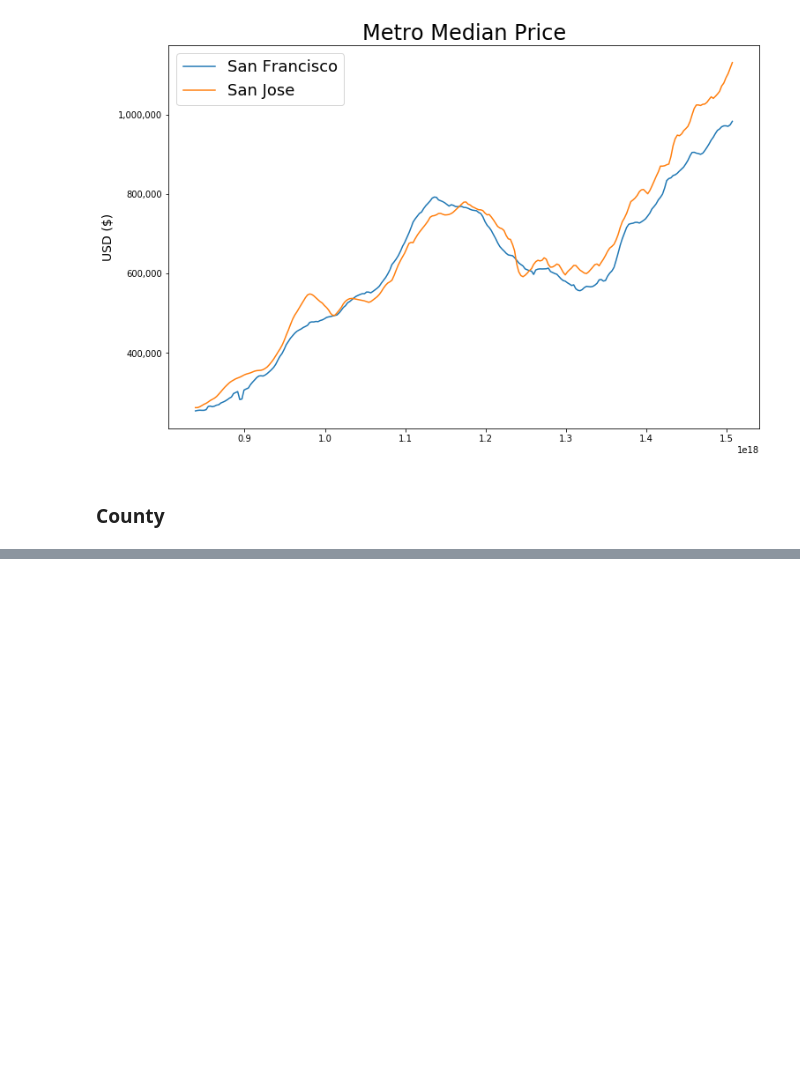
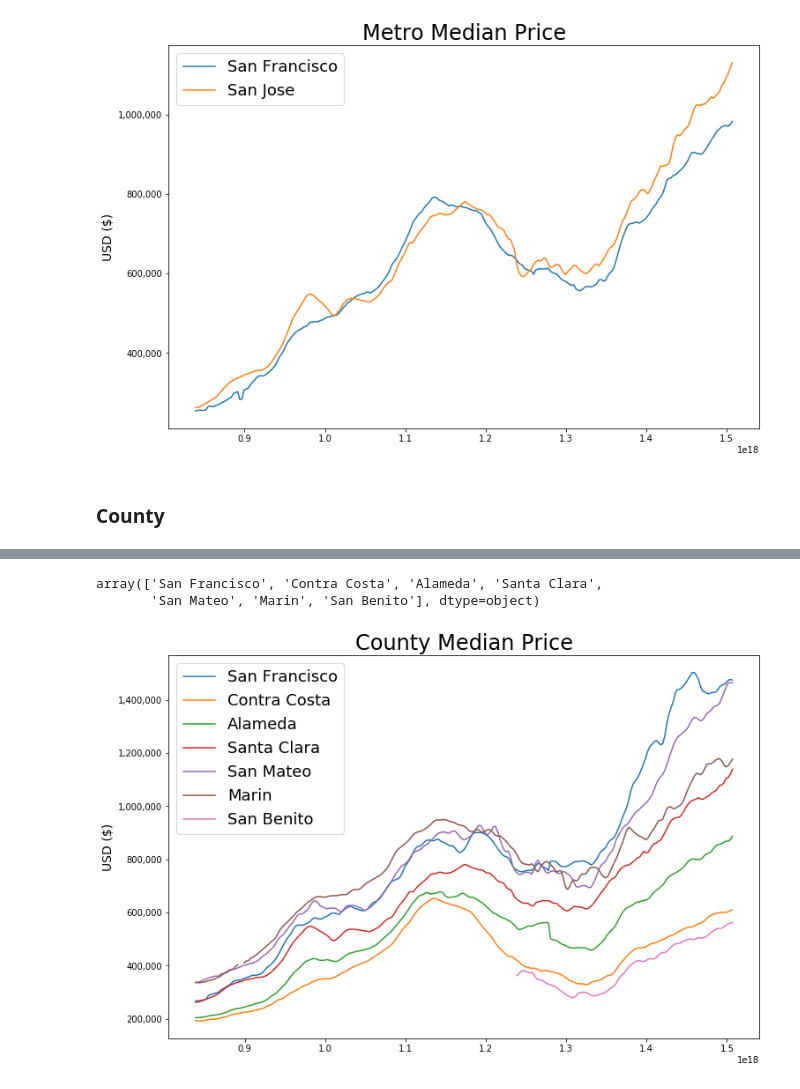
Before and after one commit to sharonsu94/real-estate-analysis, a Jupyter notebook: working.ipynb, the cells around one changed output, grey strips where cells are left out. Saved outputs shown, nothing was run; the diff lists cells and outputs as text; code cells hidden in the pictures; blank space fills up the shorter version.

Commit message:
countys added

```diff
--- a/working.ipynb
+++ b/working.ipynb
@@ -47,0 +69,31 @@ plt.show()
+# %%
+df["CountyName"].unique()
+# %% [output]
+array(['San Francisco', 'Contra Costa', 'Alameda', 'Santa Clara',
+       'San Mateo', 'Marin', 'San Benito'], dtype=object)
+# %%
+countys = ['San Francisco', 'Contra Costa', 'Alameda', 'Santa Clara', 'San Mateo', 'Marin', 'San Benito']
+df = df[df['CountyName'].isin(countys)]
+# %%
+df3 = df.groupby('CountyName').aggregate(np.median).iloc[:, df.columns.get_loc('1996-04'):]
+df3.columns = df3.columns.map(lambda x: dt.datetime.strptime(x, '%Y-%m'))
+# %%
+plt.figure()
+ax = plt.subplot(111)
+ax.plot(
+    df3.columns, df3.loc['San Francisco', :].values,
+    df3.columns, df3.loc['Contra Costa', :].values,
+    df3.columns, df3.loc['Alameda', :].values,
+    df3.columns, df3.loc['Santa Clara', :].values,
+    df3.columns, df3.loc['San Mateo', :].values,
+    df3.columns, df3.loc['Marin', :].values,
+    df3.columns, df3.loc['San Benito', :].values,)
+
+ax.legend(countys, prop={'size': 18})
+ax.set_ylabel('USD ($)', fontsize=14)
+ax.get_yaxis().set_major_formatter(
+    matplotlib.ticker.FuncFormatter(lambda x, p: format(int(x), ',')))
+ax.set_title('County Median Price', fontsize=24)
+plt.show()
+# %% [output]
+[figure, added]
```
Also changed, not shown: parts of 2 cells of this notebook.
